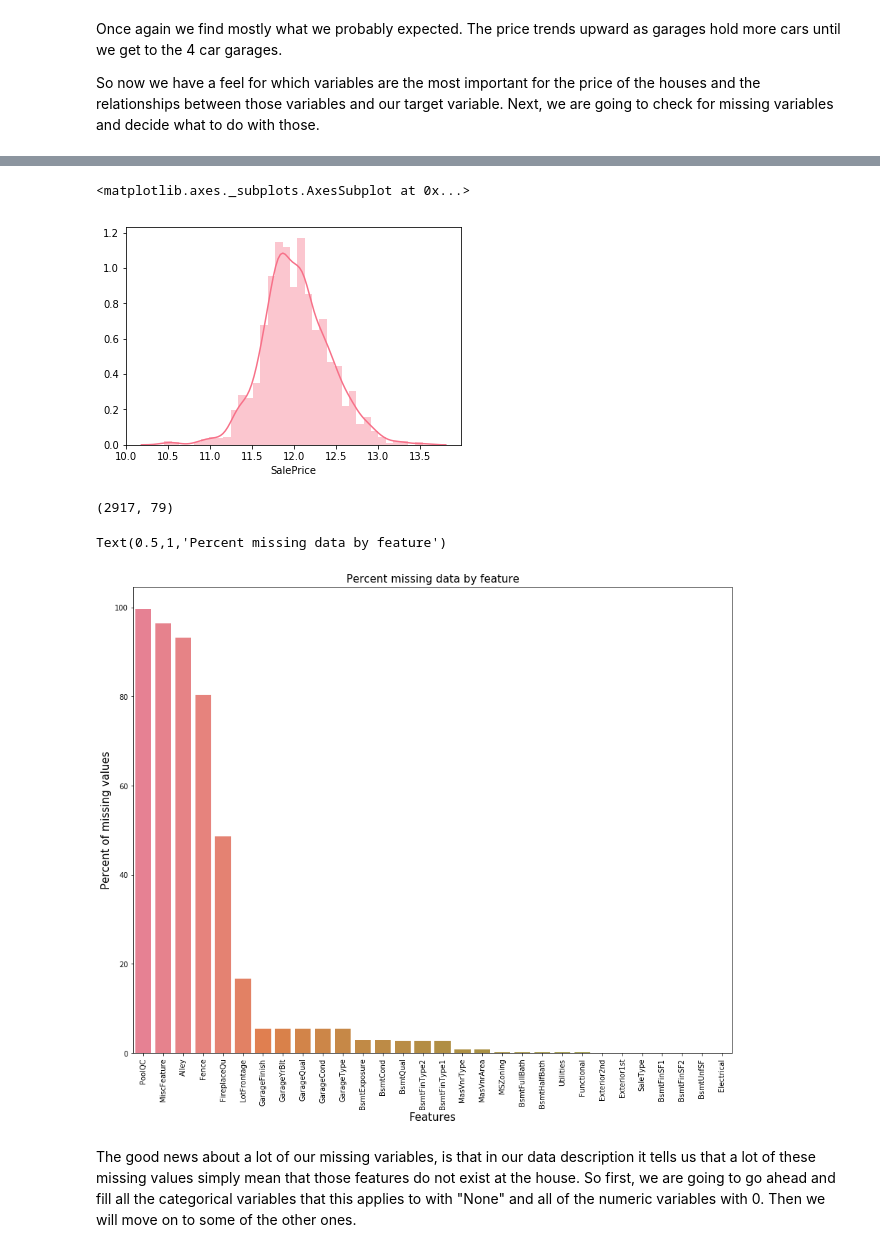
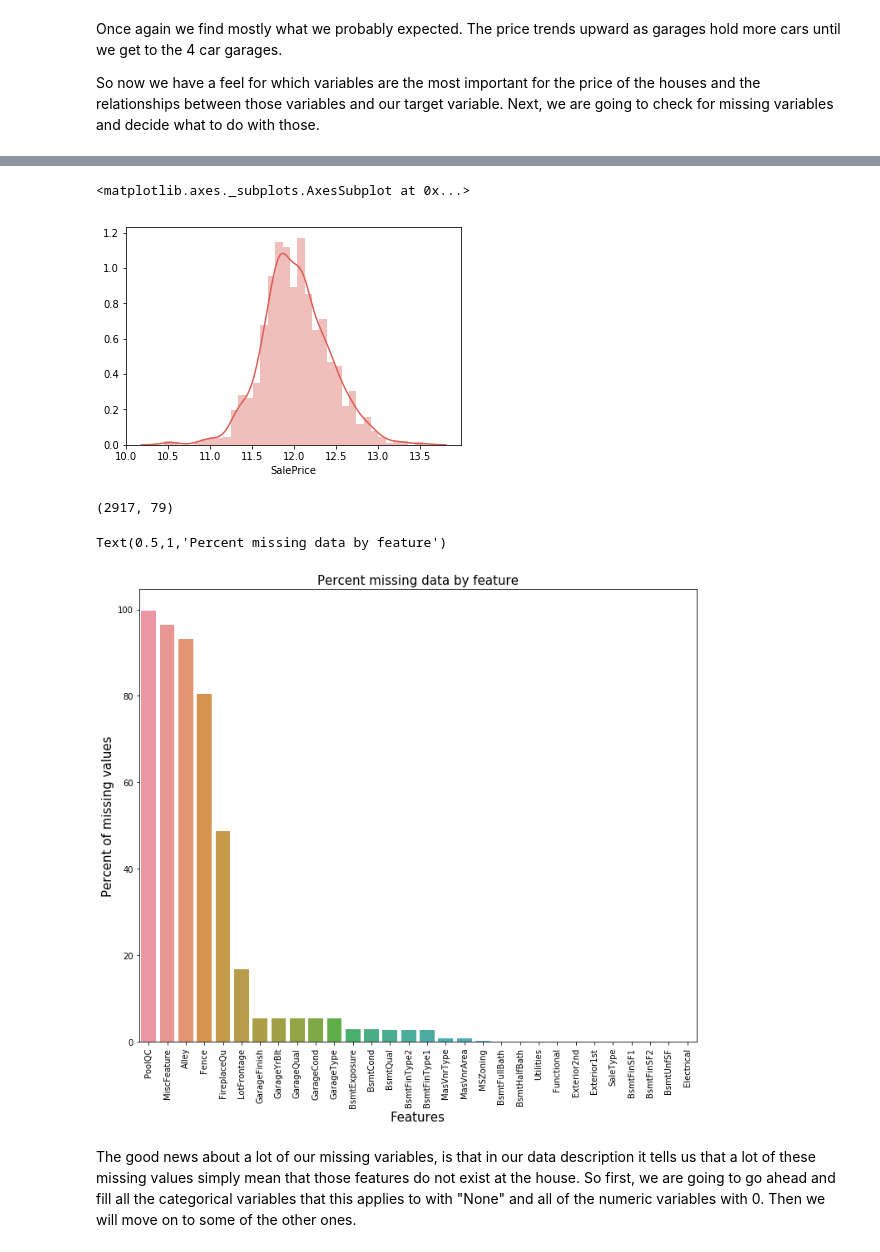
Before and after one commit to ngriffiths13/Applied_Machine_Learning_Classwork, a Jupyter notebook: Homeworks/HW2/Homework 2 - Building a Regression Model.ipynb, the cells around one changed output, grey strips where cells are left out. Cells and saved outputs as stored; diff of their text form; code cells hidden in the pictures.

```diff
--- a/Homeworks/HW2/Homework 2 - Building a Regression Model.ipynb
+++ b/Homeworks/HW2/Homework 2 - Building a Regression Model.ipynb
@@ -20,7 +18,10 @@ The purpose of this notebook is to practice building a regression model using th
 #Import libraries to visualize and clean data
 import pandas as pd
 import numpy as np
+
 import seaborn as sns
+sns.set_palette(sns.color_palette('hls', 7))
+
 import matplotlib.pyplot as plt
 import scipy.stats
 from scipy.stats import norm, skew #for some statistics
@@ -32,15 +33,14 @@ import warnings
 warnings.filterwarnings("ignore")
 
 #Import libraries for modeling and validation
-from sklearn.linear_model import ElasticNet, Lasso,  BayesianRidge, LinearRegression
+from sklearn.linear_model import ElasticNet, Lasso,  BayesianRidge
 from sklearn.ensemble import RandomForestRegressor, GradientBoostingRegressor
 from sklearn.svm import SVR
 from sklearn.neighbors import KNeighborsRegressor
 from sklearn.kernel_ridge import KernelRidge
 from xgboost import XGBRegressor
 import lightgbm as lgb
-from sklearn.model_selection import cross_val_score, RandomizedSearchCV, train_test_split
-from sklearn.cross_validation import KFold
+from sklearn.model_selection import cross_val_score, RandomizedSearchCV, train_test_split, learning_curve
 from sklearn.metrics import mean_squared_error
 from sklearn.feature_selection import SelectKBest
 from sklearn.pipeline import Pipeline, make_pipeline
@@ -144,7 +156,7 @@ train.SalePrice = np.log1p(train.SalePrice)
 sns.distplot(train.SalePrice)
 # %% [output]
 <matplotlib.axes._subplots.AxesSubplot at 0x...>
-[figure, old version]
+[figure, new version]
 # %%
 y = train.SalePrice
 n_train = train.shape[0]
@@ -156,17 +168,17 @@ data.shape
 # %%
 #Check to see missing values
 #data.isna().sum().sort_values(ascending = False)[:35]
 data_na = (data.isnull().sum() / len(data)) * 100
 data_na = data_na.drop(data_na[data_na == 0].index).sort_values(ascending=False)[:30]
-f, ax = plt.subplots(figsize=(15, 12))
+f, ax = plt.subplots(figsize=(12, 10))
 plt.xticks(rotation='90')
 sns.barplot(x=data_na.index, y = data_na)
 plt.xlabel('Features', fontsize=15)
 plt.ylabel('Percent of missing values', fontsize=15)
 plt.title('Percent missing data by feature', fontsize=15)
 # %% [output]
 Text(0.5,1,'Percent missing data by feature')
-[figure, old version]
+[figure, new version]
 # %% [markdown]
 The good news about a lot of our missing variables, is that in our data description it tells us that a lot of these missing values simply mean that those features do not exist at the house. So first, we are going to go ahead and fill all the categorical variables that this applies to with "None" and all of the numeric variables with 0. Then we will move on to some of the other ones.
 # %%
```
Also changed, not shown: parts of 24 cells of this notebook.
